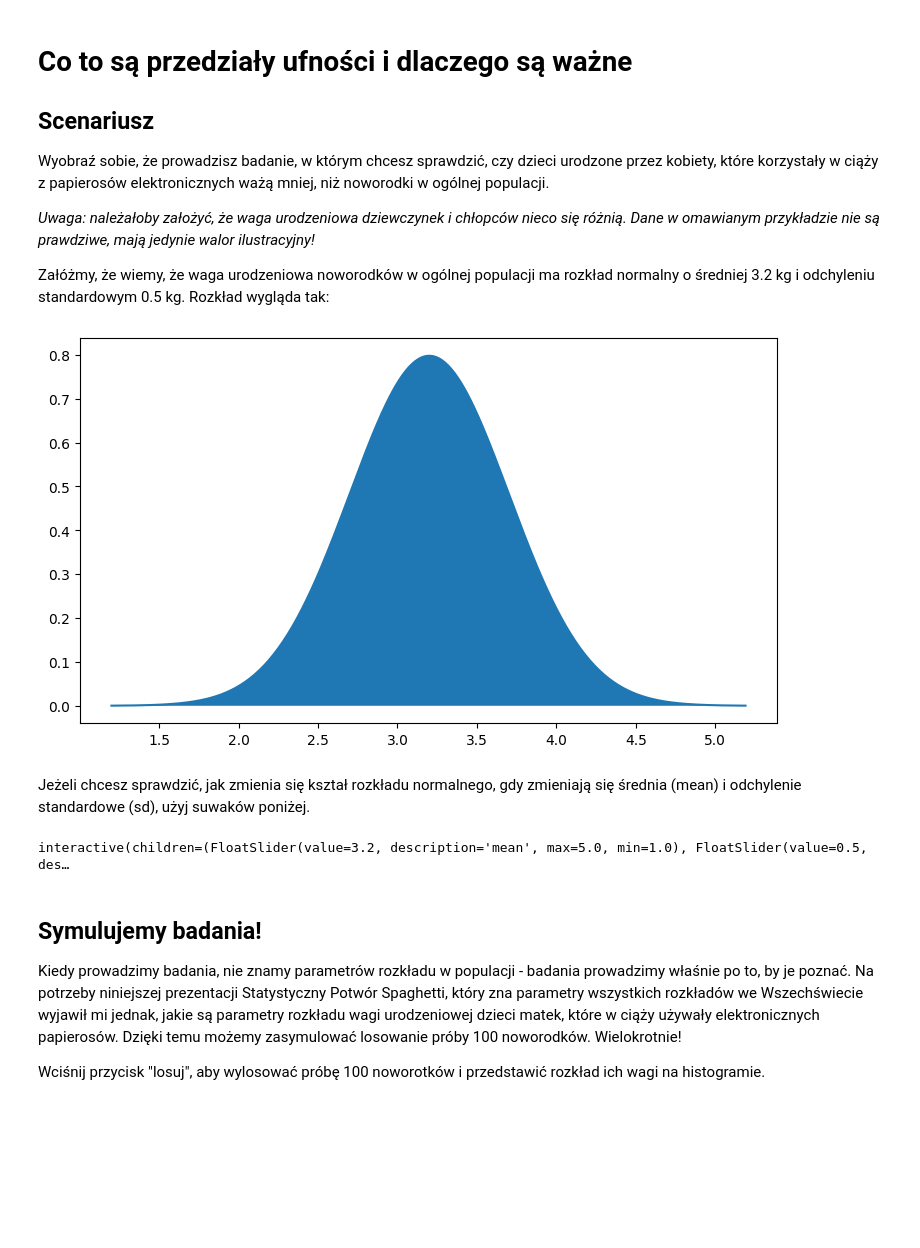
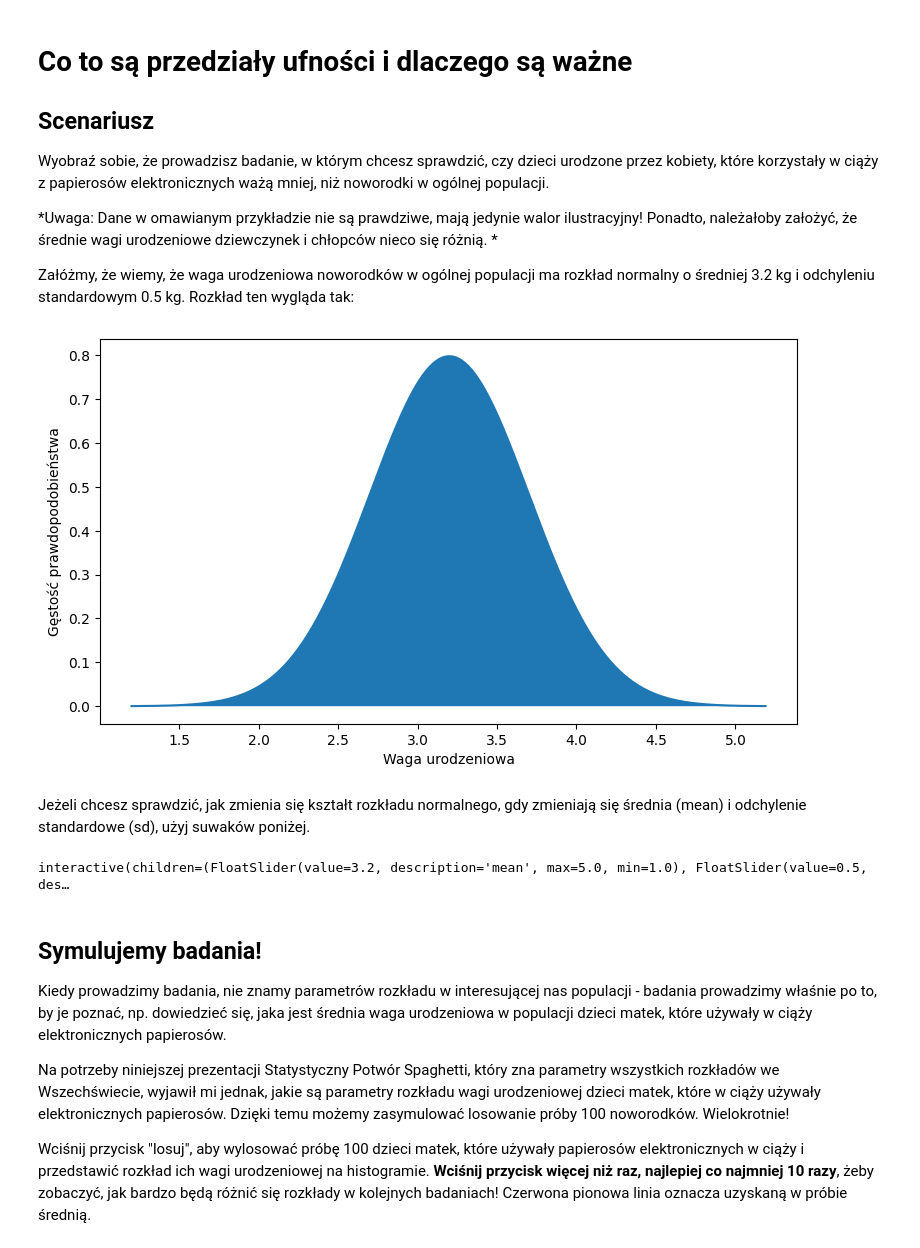
Before and after one commit to odmina/metody_zp, a Jupyter notebook: ci.ipynb, the cells around one changed output. Cells and saved outputs as stored; diff of their text form; code cells hidden in the pictures; blank space fills up the shorter version.

```diff
--- a/ci.ipynb
+++ b/ci.ipynb
@@ -12,23 +12,26 @@ rng = np.random.default_rng()
 
 Wyobraź sobie, że prowadzisz badanie, w którym chcesz sprawdzić, czy dzieci urodzone przez kobiety, które korzystały w ciąży z papierosów elektronicznych ważą mniej, niż noworodki w ogólnej populacji.
 
-*Uwaga: należałoby założyć, że waga urodzeniowa dziewczynek i chłopców nieco się różnią. Dane w omawianym przykładzie nie są prawdziwe, mają jedynie walor ilustracyjny!*
+*Uwaga: Dane w omawianym przykładzie nie są prawdziwe, mają jedynie walor ilustracyjny! Ponadto, należałoby założyć, że średnie wagi urodzeniowe dziewczynek i chłopców nieco się różnią. *
 
-Załóżmy, że wiemy, że waga urodzeniowa noworodków w ogólnej populacji ma rozkład normalny o średniej 3.2 kg i odchyleniu standardowym 0.5 kg. Rozkład wygląda tak:
+Załóżmy, że wiemy, że waga urodzeniowa noworodków w ogólnej populacji ma rozkład normalny o średniej 3.2 kg i odchyleniu standardowym 0.5 kg. Rozkład ten wygląda tak:
 # %%
 sd = 0.5
 mean = 3.2
 
 x = np.arange(1.2, 5.2, 0.01)
 y = norm.pdf(x, loc=mean, scale=sd)
 fix, ax = plt.subplots(figsize=(9, 5))
 ax.plot(x,y)
 ax.fill_between(x, y)
+ax.set_xlabel("Waga urodzeniowa")
+ax.set_ylabel("Gęstość prawdopodobieństwa")
 plt.show()
 # %% [output]
-[figure, old version]
+[figure, new version]
 # %% [markdown]
-Jeżeli chcesz sprawdzić, jak zmienia się kształ rozkładu normalnego, gdy zmieniają się średnia (mean) i odchylenie standardowe (sd), użyj suwaków poniżej.
+Jeżeli chcesz sprawdzić, jak zmienia się kształt rozkładu normalnego, gdy zmieniają się średnia (mean) i odchylenie
+standardowe (sd), użyj suwaków poniżej.
 # %%
 @interact(mean=(1.0,5.0), sd=(0.1,1.0))
 def norm_plot(mean=3.2, sd=0.5):
@@ -45,7 +50,10 @@ interactive(children=(FloatSlider(value=3.2, description='mean', max=5.0, min=1.
 # %% [markdown]
 ## Symulujemy badania!
 
-Kiedy prowadzimy badania, nie znamy parametrów rozkładu w populacji - badania prowadzimy właśnie po to, by je poznać. Na potrzeby niniejszej prezentacji Statystyczny Potwór Spaghetti, który zna parametry wszystkich rozkładów we Wszechświecie wyjawił mi jednak, jakie są parametry rozkładu wagi urodzeniowej dzieci matek, które w ciąży używały elektronicznych papierosów. Dzięki temu możemy zasymulować losowanie próby 100 noworodków. Wielokrotnie!
+Kiedy prowadzimy badania, nie znamy parametrów rozkładu w interesującej nas populacji - badania prowadzimy właśnie po to, by je poznać, np. dowiedzieć się, jaka jest średnia waga urodzeniowa w populacji dzieci matek, które używały w ciąży elektronicznych papierosów.
 
-Wciśnij przycisk "losuj", aby wylosować próbę 100 noworotków i przedstawić rozkład ich wagi na histogramie.
+Na potrzeby niniejszej prezentacji Statystyczny Potwór Spaghetti, który zna parametry wszystkich rozkładów we
+Wszechświecie, wyjawił mi jednak, jakie są parametry rozkładu wagi urodzeniowej dzieci matek, które w ciąży używały elektronicznych papierosów. Dzięki temu możemy zasymulować losowanie próby 100 noworodków. Wielokrotnie!
+
+Wciśnij przycisk "losuj", aby wylosować próbę 100 dzieci matek, które używały papierosów elektronicznych w ciąży i przedstawić rozkład ich wagi urodzeniowej na histogramie. **Wciśnij przycisk więcej niż raz, najlepiej co najmniej 10 razy**, żeby zobaczyć, jak bardzo będą różnić się rozkłady w kolejnych badaniach! Czerwona pionowa linia oznacza uzyskaną w próbie średnią.
 # %%
```
Also changed, not shown: parts of 8 cells of this notebook.
